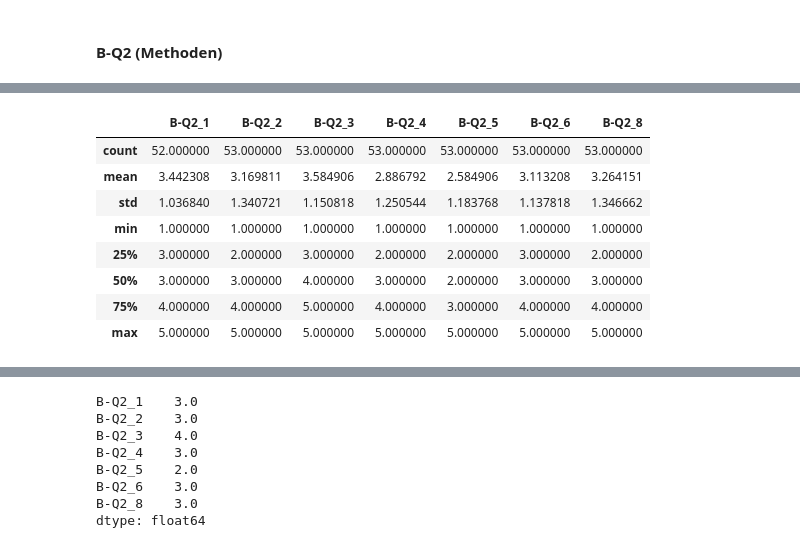
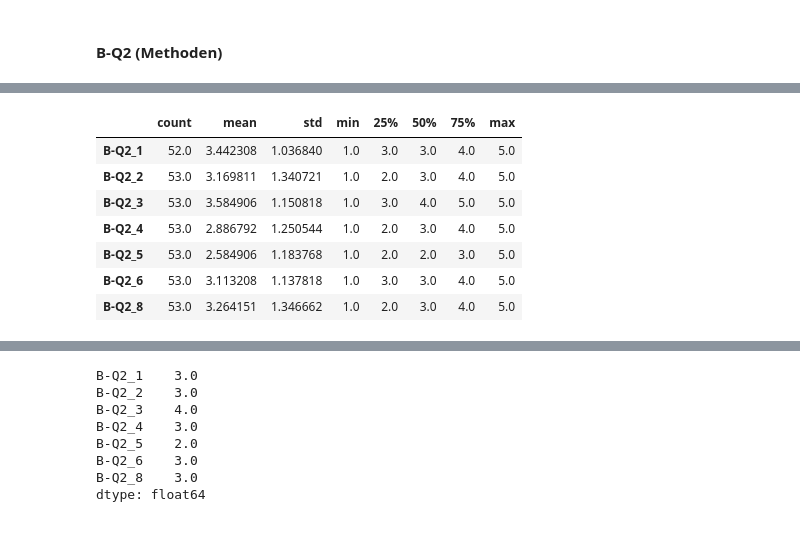
Before and after one commit to martinakienberger/Dissertation_LIS, a Jupyter notebook: Datenanalyse_Lehrende.ipynb, the cells around one changed output, grey strips where cells are left out. Drawn from its saved outputs; the diff is of its cells as text; code cells hidden in the pictures.

```diff
--- a/Datenanalyse_Lehrende.ipynb
+++ b/Datenanalyse_Lehrende.ipynb
@@ -300,15 +409,15 @@ Name: B-Q1_33_TEXT, dtype: object
 # %%
-Daten[Daten[Liste_B_Q2] != 0][Liste_B_Q2].describe()
+Df_B2 = pd.DataFrame(Daten[Daten[Liste_B_Q2] != 0][Liste_B_Q2].describe())
+Df_B2.T
 # %% [output]
-|  | B-Q2_1 | B-Q2_2 | B-Q2_3 | B-Q2_4 | B-Q2_5 | B-Q2_6 | B-Q2_8 |
-| count | 52.000000 | 53.000000 | 53.000000 | 53.000000 | 53.000000 | 53.000000 | 53.000000 |
-| mean | 3.442308 | 3.169811 | 3.584906 | 2.886792 | 2.584906 | 3.113208 | 3.264151 |
-| std | 1.036840 | 1.340721 | 1.150818 | 1.250544 | 1.183768 | 1.137818 | 1.346662 |
-| min | 1.000000 | 1.000000 | 1.000000 | 1.000000 | 1.000000 | 1.000000 | 1.000000 |
-| 25% | 3.000000 | 2.000000 | 3.000000 | 2.000000 | 2.000000 | 3.000000 | 2.000000 |
-| 50% | 3.000000 | 3.000000 | 4.000000 | 3.000000 | 2.000000 | 3.000000 | 3.000000 |
-| 75% | 4.000000 | 4.000000 | 5.000000 | 4.000000 | 3.000000 | 4.000000 | 4.000000 |
-| max | 5.000000 | 5.000000 | 5.000000 | 5.000000 | 5.000000 | 5.000000 | 5.000000 |
+|  | count | mean | std | min | 25% | 50% | 75% | max |
+| B-Q2_1 | 52.0 | 3.442308 | 1.036840 | 1.0 | 3.0 | 3.0 | 4.0 | 5.0 |
+| B-Q2_2 | 53.0 | 3.169811 | 1.340721 | 1.0 | 2.0 | 3.0 | 4.0 | 5.0 |
+| B-Q2_3 | 53.0 | 3.584906 | 1.150818 | 1.0 | 3.0 | 4.0 | 5.0 | 5.0 |
+| B-Q2_4 | 53.0 | 2.886792 | 1.250544 | 1.0 | 2.0 | 3.0 | 4.0 | 5.0 |
+| B-Q2_5 | 53.0 | 2.584906 | 1.183768 | 1.0 | 2.0 | 2.0 | 3.0 | 5.0 |
+| B-Q2_6 | 53.0 | 3.113208 | 1.137818 | 1.0 | 3.0 | 3.0 | 4.0 | 5.0 |
+| B-Q2_8 | 53.0 | 3.264151 | 1.346662 | 1.0 | 2.0 | 3.0 | 4.0 | 5.0 |
 # %%
 graf_likert(Daten[Daten[Liste_B_Q2] != 0],Liste_B_Q2,5)
 # %% [output]
```
Also changed, not shown: parts of 78 cells of this notebook.
